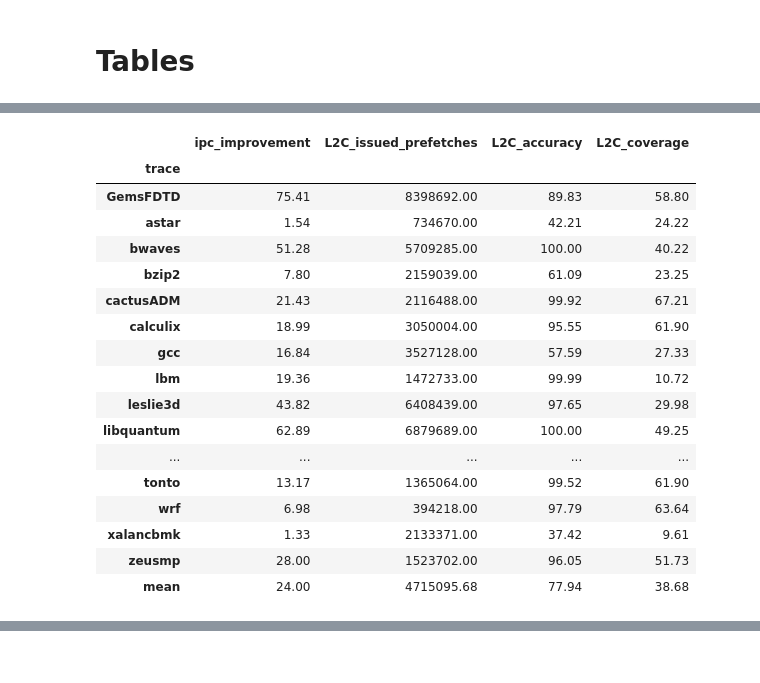
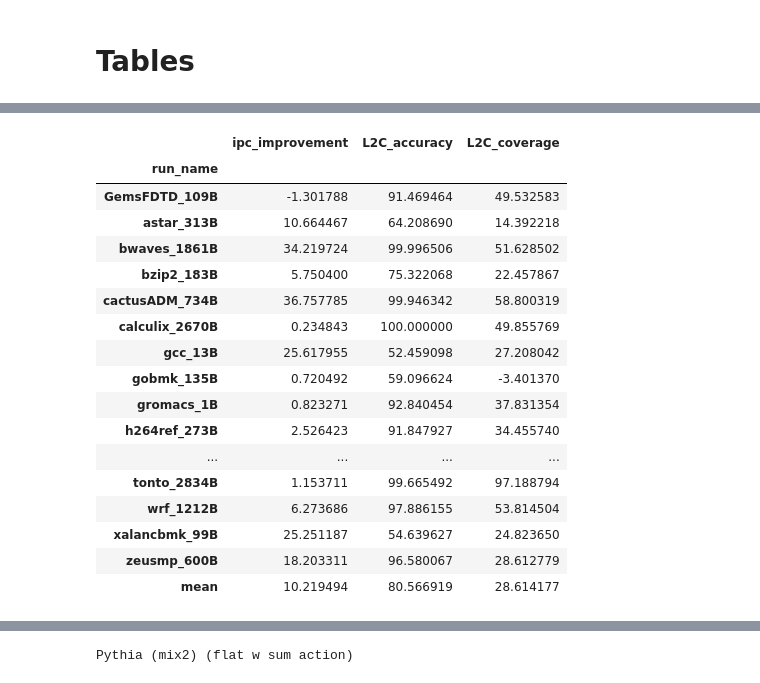
Before and after one commit to cmolder/pythia-analysis, a Jupyter notebook: pythia-features.ipynb, the cells around one changed output, grey strips where cells are left out. Cells and saved outputs as stored; diff of their text form; code cells hidden in the pictures.

```diff
--- a/pythia-features.ipynb
+++ b/pythia-features.ipynb
@@ -54,3 +10,0 @@ Compare different Pythia features on different metrics. We see a greater differe
-# %%
-features_df = tables.load_stats_csv_pythia(pythia_deg1_path, features)
-plots.plot_everything(features_df, suites=suites, metrics=metrics)
@@ -198,0 +65,10 @@ libquantum
+# %%
+dfs = {
+    'baseline': tables.load_stats_csv(paths['baseline'], baselines, prefetchers_level='l2'),
+    'degree1': tables.load_stats_csv_pythia(paths['degree1'], single_features + multi_features),
+    'degree1_sum': tables.load_stats_csv_pythia(paths['degree1_sum'], multi_features),
+    'degree1_flat': tables.load_stats_csv_pythia(paths['degree1_flat'], multi_features),
+    'degree1_flat_sum': tables.load_stats_csv_pythia(paths['degree1_flat_sum'], multi_features),
+    'degree1_flat_sum_weighted': tables.load_stats_csv_pythia(paths['degree1_flat_sum_weighted'], multi_features),
+    'degree1_flat_sum_weighted_peraction': tables.load_stats_csv_pythia(paths['degree1_flat_sum_weighted_peraction'], multi_features),
+}
@@ -198,0 +205,28 @@ libquantum
+# %%
+mix2_df = {
+    #'Pythia (mix2) (max)': dfs['degree1']['Delta_Path, PC_Delta, Page'],
+    #'Pythia (mix2) (sum)': dfs['degree1_sum']['Delta_Path, PC_Delta, Page'],
+    'Pythia (mix2) (flat max)': dfs['degree1_flat']['Delta_Path, PC_Delta, Page'],
+    'Pythia (mix2) (flat sum)': dfs['degree1_flat_sum']['Delta_Path, PC_Delta, Page'],
+    'Pythia (mix2) (flat w sum global)': dfs['degree1_flat_sum_weighted']['Delta_Path, PC_Delta, Page'],
+    'Pythia (mix2) (flat w sum action)': dfs['degree1_flat_sum_weighted_peraction']['Delta_Path, PC_Delta, Page'],
+    'BO': dfs['baseline']['bo']
+}
+mix2_df_colors = {
+    'Pythia (mix2) (max)': mix2_cmap(c_max),
+    'Pythia (mix2) (sum)': mix2_cmap(c_sum),
+    'Pythia (mix2) (flat max)': mix2_cmap(c_flat_max),
+    'Pythia (mix2) (flat sum)': mix2_cmap(c_flat_sum),
+    'Pythia (mix2) (flat w sum global)': mix2_cmap(c_flat_wsum_global),
+    'Pythia (mix1) (flat w sum action)': mix2_cmap(c_flat_wsum_action),
+    'BO': 'C4'
+}
+legend_kwargs = {
+    'fontsize': 8,
+    'ncol': 4,
+    'loc': 'lower left',
+    'bbox_to_anchor': (0, 1),
+}
+plots.plot_everything(mix2_df, suites=suites, metrics=metrics,
+                      colors=mix2_df_colors, dpi=dpi,
+                      legend_kwargs=legend_kwargs, figsize=(12,5))
@@ -546,3 +661,3 @@ BOP (Original)
 # %%
-tables.table_everything(bingo_df, suites=suites, metrics=metrics)
+tables.table_everything(mix2_df, suites=suites, metrics=metrics)
 # %% [output]
@@ -551,18 +666,18 @@ Pythia (PC_Delta)
-|  | ipc_improvement | L2C_issued_prefetches | L2C_accuracy | L2C_coverage |
-| trace |  |  |  |  |
-| GemsFDTD | 75.41 | 8398692.00 | 89.83 | 58.80 |
-| astar | 1.54 | 734670.00 | 42.21 | 24.22 |
-| bwaves | 51.28 | 5709285.00 | 100.00 | 40.22 |
-| bzip2 | 7.80 | 2159039.00 | 61.09 | 23.25 |
-| cactusADM | 21.43 | 2116488.00 | 99.92 | 67.21 |
-| calculix | 18.99 | 3050004.00 | 95.55 | 61.90 |
-| gcc | 16.84 | 3527128.00 | 57.59 | 27.33 |
-| lbm | 19.36 | 1472733.00 | 99.99 | 10.72 |
-| leslie3d | 43.82 | 6408439.00 | 97.65 | 29.98 |
-| libquantum | 62.89 | 6879689.00 | 100.00 | 49.25 |
-| ... | ... | ... | ... | ... |
-| tonto | 13.17 | 1365064.00 | 99.52 | 61.90 |
-| wrf | 6.98 | 394218.00 | 97.79 | 63.64 |
-| xalancbmk | 1.33 | 2133371.00 | 37.42 | 9.61 |
-| zeusmp | 28.00 | 1523702.00 | 96.05 | 51.73 |
-| mean | 24.00 | 4715095.68 | 77.94 | 38.68 |
+|  | ipc_improvement | L2C_accuracy | L2C_coverage |
+| run_name |  |  |  |
+| GemsFDTD_109B | -1.301788 | 91.469464 | 49.532583 |
+| astar_313B | 10.664467 | 64.208690 | 14.392218 |
+| bwaves_1861B | 34.219724 | 99.996506 | 51.628502 |
+| bzip2_183B | 5.750400 | 75.322068 | 22.457867 |
+| cactusADM_734B | 36.757785 | 99.946342 | 58.800319 |
+| calculix_2670B | 0.234843 | 100.000000 | 49.855769 |
+| gcc_13B | 25.617955 | 52.459098 | 27.208042 |
+| gobmk_135B | 0.720492 | 59.096624 | -3.401370 |
+| gromacs_1B | 0.823271 | 92.840454 | 37.831354 |
+| h264ref_273B | 2.526423 | 91.847927 | 34.455740 |
+| ... | ... | ... | ... |
+| tonto_2834B | 1.153711 | 99.665492 | 97.188794 |
+| wrf_1212B | 6.273686 | 97.886155 | 53.814504 |
+| xalancbmk_99B | 25.251187 | 54.639627 | 24.823650 |
+| zeusmp_600B | 18.203311 | 96.580067 | 28.612779 |
+| mean | 10.219494 | 80.566919 | 28.614177 |
@@ -606,0 +722 @@ Bingo
+Pythia (mix2) (flat w sum action)
```
Also changed, not shown: parts of 53 cells of this notebook, 4 other files.
